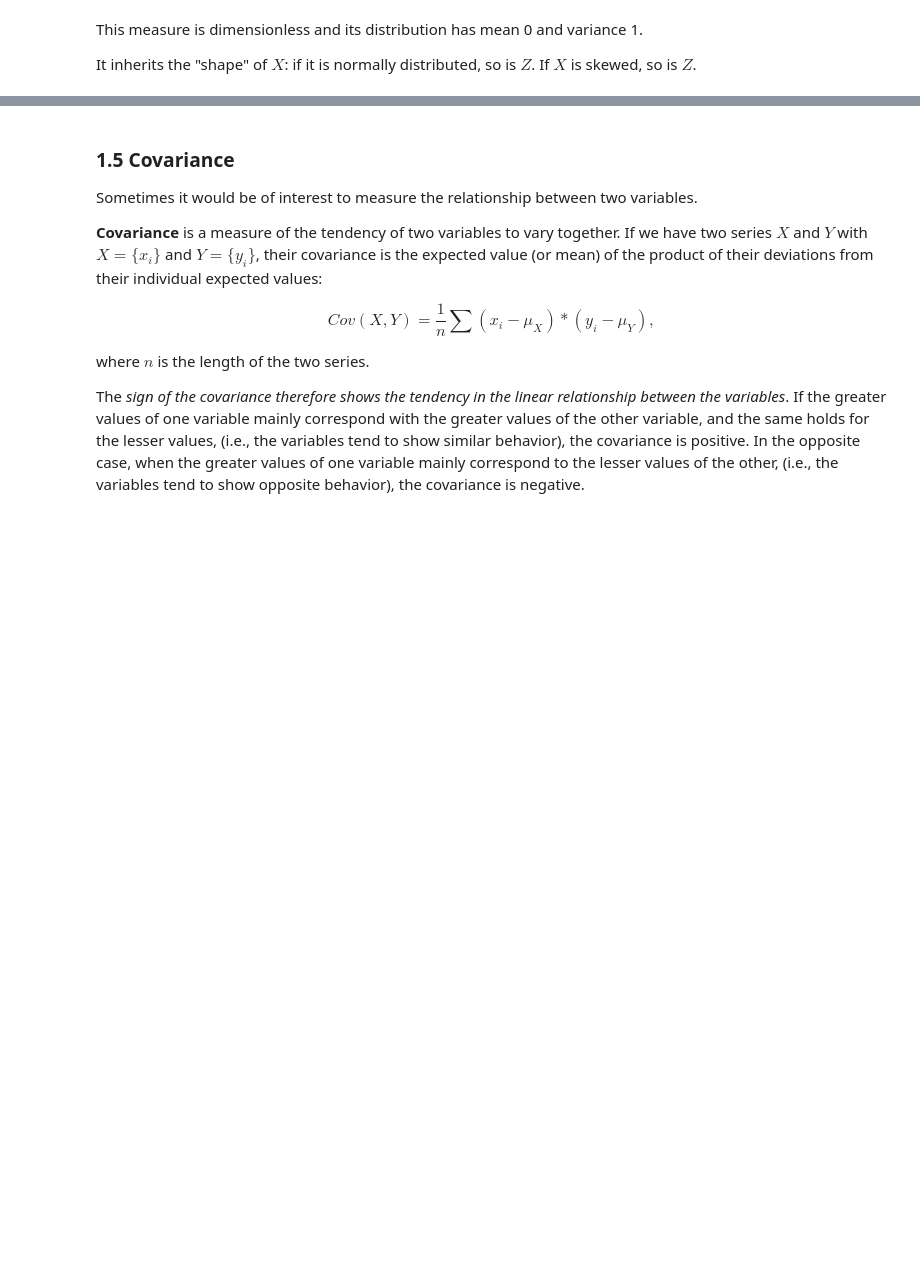
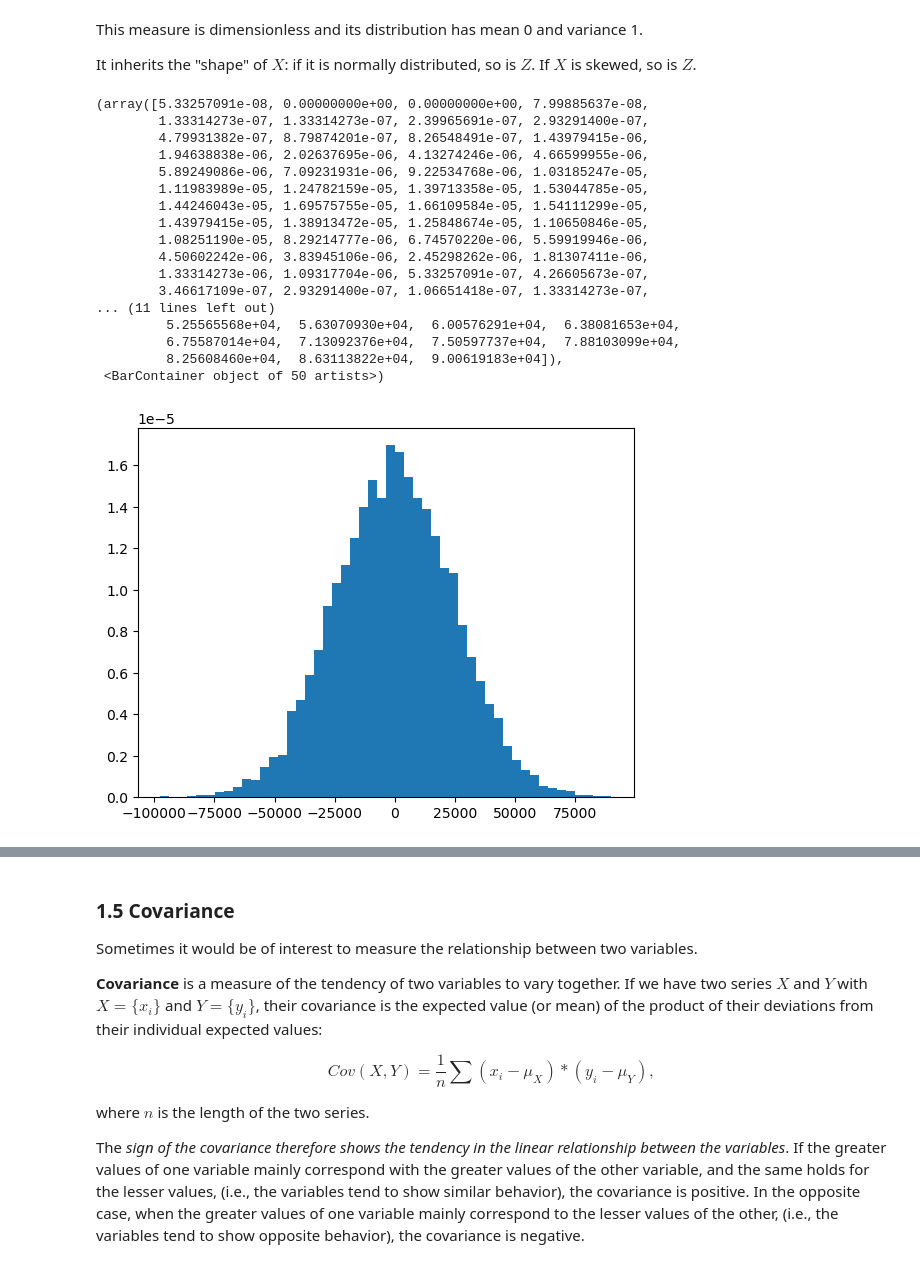
Before and after one commit to Vic263RP/MIA3-Formacion-2023-UV-AI, a Jupyter notebook: B1_HerramientasParaIA/T3_Probabilidad/2023_MIA_UV_Estdística/Computational Statistics (part I).ipynb, the cells around one changed output, grey strips where cells are left out. Saved outputs shown, nothing was run; the diff lists cells and outputs as text; code cells hidden in the pictures; blank space fills up the shorter version.

```diff
--- a/B1_HerramientasParaIA/T3_Probabilidad/2023_MIA_UV_Estdística/Computational Statistics (part I).ipynb
+++ b/B1_HerramientasParaIA/T3_Probabilidad/2023_MIA_UV_Estdística/Computational Statistics (part I).ipynb
@@ -226,4 +240,25 @@ This measure is dimensionless and its distribution has mean 0 and variance 1.
 It inherits the "shape" of $X$: if it is normally distributed, so is $Z$. If $X$ is skewed, so is $Z$.
 # %%
 # EXERCICE: Standardize the following data and plot the histogram of the original and the standardized data
-x = np.random.normal(5, 20, 10000)
+x = np.random.normal(50, 25000, 10000)
+
+plt.hist(x, 50, density='True')
+# %% [output]
+(array([5.33257091e-08, 0.00000000e+00, 0.00000000e+00, 7.99885637e-08,
+        1.33314273e-07, 1.33314273e-07, 2.39965691e-07, 2.93291400e-07,
+        4.79931382e-07, 8.79874201e-07, 8.26548491e-07, 1.43979415e-06,
+        1.94638838e-06, 2.02637695e-06, 4.13274246e-06, 4.66599955e-06,
+        5.89249086e-06, 7.09231931e-06, 9.22534768e-06, 1.03185247e-05,
+        1.11983989e-05, 1.24782159e-05, 1.39713358e-05, 1.53044785e-05,
+        1.44246043e-05, 1.69575755e-05, 1.66109584e-05, 1.54111299e-05,
+        1.43979415e-05, 1.38913472e-05, 1.25848674e-05, 1.10650846e-05,
+        1.08251190e-05, 8.29214777e-06, 6.74570220e-06, 5.59919946e-06,
+        4.50602242e-06, 3.83945106e-06, 2.45298262e-06, 1.81307411e-06,
+        1.33314273e-06, 1.09317704e-06, 5.33257091e-07, 4.26605673e-07,
+        3.46617109e-07, 2.93291400e-07, 1.06651418e-07, 1.33314273e-07,
+... (11 lines left out)
+         5.25565568e+04,  5.63070930e+04,  6.00576291e+04,  6.38081653e+04,
+         6.75587014e+04,  7.13092376e+04,  7.50597737e+04,  7.88103099e+04,
+         8.25608460e+04,  8.63113822e+04,  9.00619183e+04]),
+ <BarContainer object of 50 artists>)
+[figure, added]
```
Also changed, not shown: parts of 19 cells of this notebook.
